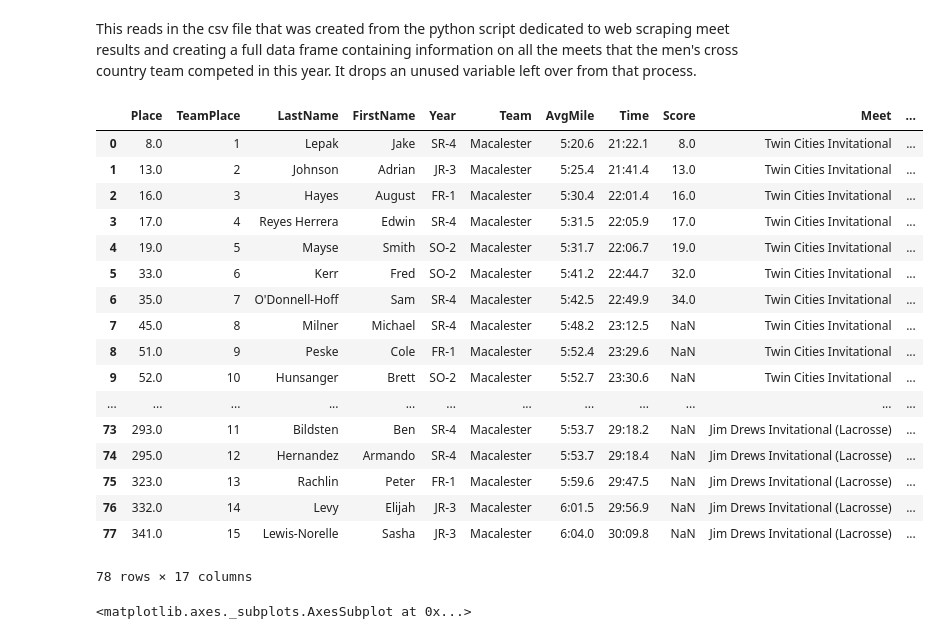
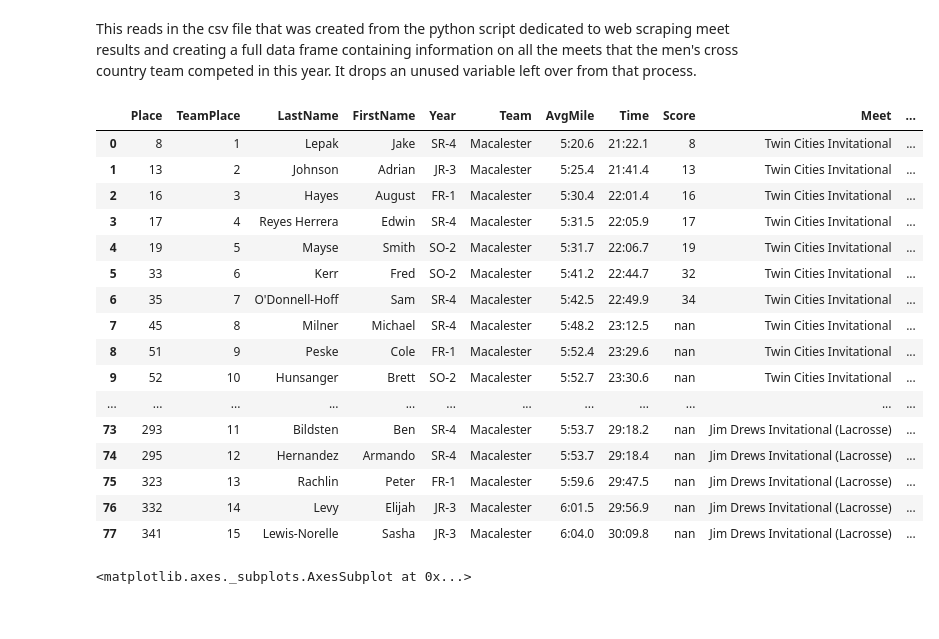
Before and after one commit to ereyesherrera/web_scraping_project, a Jupyter notebook: MACXC_dataViz.ipynb, the cells around one changed output. Cells and saved outputs as stored; diff of their text form; code cells hidden in the pictures.

```diff
--- a/MACXC_dataViz.ipynb
+++ b/MACXC_dataViz.ipynb
@@ -9,26 +9,25 @@ This reads in the csv file that was created from the python script dedicated to
 # %%
 MeetInfo = pd.read_csv("Meet.csv")
 MeetInfo = MeetInfo.drop(['Unnamed: 0'], axis=1)
-MeetInfo
+MeetInfo.style
 # %% [output]
 |  | Place | TeamPlace | LastName | FirstName | Year | Team | AvgMile | Time | Score | Meet | ... |
-| 0 | 8.0 | 1 | Lepak | Jake | SR-4 | Macalester | 5:20.6 | 21:22.1 | 8.0 | Twin Cities Invitational | ... |
-| 1 | 13.0 | 2 | Johnson | Adrian | JR-3 | Macalester | 5:25.4 | 21:41.4 | 13.0 | Twin Cities Invitational | ... |
-| 2 | 16.0 | 3 | Hayes | August | FR-1 | Macalester | 5:30.4 | 22:01.4 | 16.0 | Twin Cities Invitational | ... |
-| 3 | 17.0 | 4 | Reyes Herrera | Edwin | SR-4 | Macalester | 5:31.5 | 22:05.9 | 17.0 | Twin Cities Invitational | ... |
-| 4 | 19.0 | 5 | Mayse | Smith | SO-2 | Macalester | 5:31.7 | 22:06.7 | 19.0 | Twin Cities Invitational | ... |
-| 5 | 33.0 | 6 | Kerr | Fred | SO-2 | Macalester | 5:41.2 | 22:44.7 | 32.0 | Twin Cities Invitational | ... |
-| 6 | 35.0 | 7 | O'Donnell-Hoff | Sam | SR-4 | Macalester | 5:42.5 | 22:49.9 | 34.0 | Twin Cities Invitational | ... |
-| 7 | 45.0 | 8 | Milner | Michael | SR-4 | Macalester | 5:48.2 | 23:12.5 | NaN | Twin Cities Invitational | ... |
-| 8 | 51.0 | 9 | Peske | Cole | FR-1 | Macalester | 5:52.4 | 23:29.6 | NaN | Twin Cities Invitational | ... |
-| 9 | 52.0 | 10 | Hunsanger | Brett | SO-2 | Macalester | 5:52.7 | 23:30.6 | NaN | Twin Cities Invitational | ... |
+| 0 | 8 | 1 | Lepak | Jake | SR-4 | Macalester | 5:20.6 | 21:22.1 | 8 | Twin Cities Invitational | ... |
+| 1 | 13 | 2 | Johnson | Adrian | JR-3 | Macalester | 5:25.4 | 21:41.4 | 13 | Twin Cities Invitational | ... |
+| 2 | 16 | 3 | Hayes | August | FR-1 | Macalester | 5:30.4 | 22:01.4 | 16 | Twin Cities Invitational | ... |
+| 3 | 17 | 4 | Reyes Herrera | Edwin | SR-4 | Macalester | 5:31.5 | 22:05.9 | 17 | Twin Cities Invitational | ... |
+| 4 | 19 | 5 | Mayse | Smith | SO-2 | Macalester | 5:31.7 | 22:06.7 | 19 | Twin Cities Invitational | ... |
+| 5 | 33 | 6 | Kerr | Fred | SO-2 | Macalester | 5:41.2 | 22:44.7 | 32 | Twin Cities Invitational | ... |
+| 6 | 35 | 7 | O'Donnell-Hoff | Sam | SR-4 | Macalester | 5:42.5 | 22:49.9 | 34 | Twin Cities Invitational | ... |
+| 7 | 45 | 8 | Milner | Michael | SR-4 | Macalester | 5:48.2 | 23:12.5 | nan | Twin Cities Invitational | ... |
+| 8 | 51 | 9 | Peske | Cole | FR-1 | Macalester | 5:52.4 | 23:29.6 | nan | Twin Cities Invitational | ... |
+| 9 | 52 | 10 | Hunsanger | Brett | SO-2 | Macalester | 5:52.7 | 23:30.6 | nan | Twin Cities Invitational | ... |
 | ... | ... | ... | ... | ... | ... | ... | ... | ... | ... | ... | ... |
-| 73 | 293.0 | 11 | Bildsten | Ben | SR-4 | Macalester | 5:53.7 | 29:18.2 | NaN | Jim Drews Invitational (Lacrosse) | ... |
-| 74 | 295.0 | 12 | Hernandez | Armando | SR-4 | Macalester | 5:53.7 | 29:18.4 | NaN | Jim Drews Invitational (Lacrosse) | ... |
-| 75 | 323.0 | 13 | Rachlin | Peter | FR-1 | Macalester | 5:59.6 | 29:47.5 | NaN | Jim Drews Invitational (Lacrosse) | ... |
-| 76 | 332.0 | 14 | Levy | Elijah | JR-3 | Macalester | 6:01.5 | 29:56.9 | NaN | Jim Drews Invitational (Lacrosse) | ... |
-| 77 | 341.0 | 15 | Lewis-Norelle | Sasha | JR-3 | Macalester | 6:04.0 | 30:09.8 | NaN | Jim Drews Invitational (Lacrosse) | ... |
+| 73 | 293 | 11 | Bildsten | Ben | SR-4 | Macalester | 5:53.7 | 29:18.2 | nan | Jim Drews Invitational (Lacrosse) | ... |
+| 74 | 295 | 12 | Hernandez | Armando | SR-4 | Macalester | 5:53.7 | 29:18.4 | nan | Jim Drews Invitational (Lacrosse) | ... |
+| 75 | 323 | 13 | Rachlin | Peter | FR-1 | Macalester | 5:59.6 | 29:47.5 | nan | Jim Drews Invitational (Lacrosse) | ... |
+| 76 | 332 | 14 | Levy | Elijah | JR-3 | Macalester | 6:01.5 | 29:56.9 | nan | Jim Drews Invitational (Lacrosse) | ... |
+| 77 | 341 | 15 | Lewis-Norelle | Sasha | JR-3 | Macalester | 6:04.0 | 30:09.8 | nan | Jim Drews Invitational (Lacrosse) | ... |
-78 rows × 17 columns
 # %%
 sns.set(style="whitegrid")
 sns.countplot(x="FirstName", data=MeetInfo)
```
